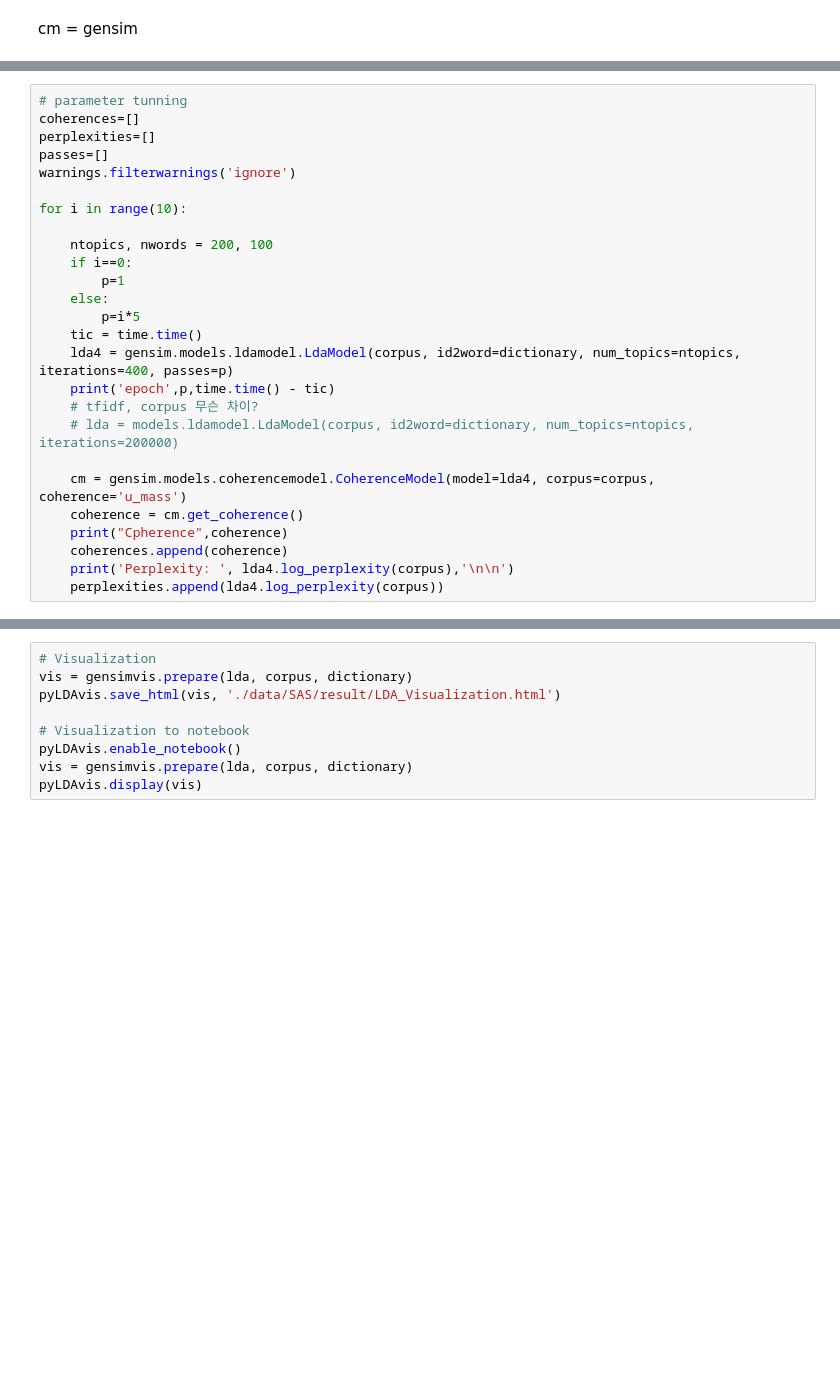
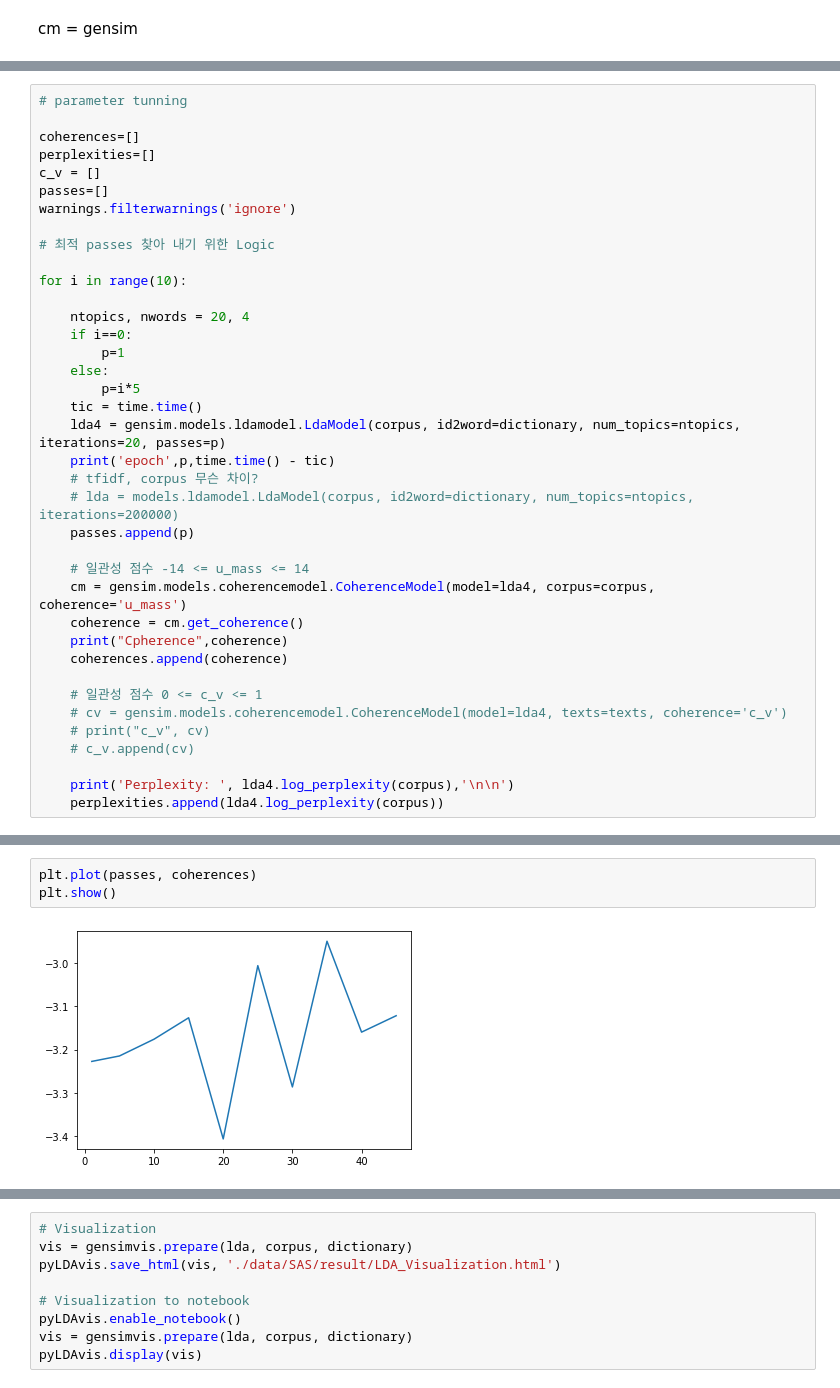
Before and after one commit to jiwonman/Gensim_LDA, a Jupyter notebook: SAS_gensim.ipynb, the cells around one changed output, grey strips where cells are left out. Drawn from its saved outputs; the diff is of its cells as text; blank space fills up the shorter version.

```diff
--- a/SAS_gensim.ipynb
+++ b/SAS_gensim.ipynb
@@ -124,28 +126,40 @@ passes전체 코퍼스에서 모델을 훈련하는 빈도를 제어합니다.
 반복과 패스를 선택하는 다음 방법을 제안합니다. 먼저 로깅을 활성화하고(많은 Gensim 튜토리얼에서 설명한 대로 ) . 모델을 훈련할 때 로그에서 다음과 같은 행을 찾으십시오.eval_every = 1LdaModel
 # %%
 # parameter tunning
+
 coherences=[]
 perplexities=[]
+c_v = []
 passes=[]
 warnings.filterwarnings('ignore')
 
+# 최적 passes 찾아 내기 위한 Logic
+
 for i in range(10):
 
-    ntopics, nwords = 200, 100
+    ntopics, nwords = 20, 4
     if i==0:
         p=1
     else:
         p=i*5
     tic = time.time()
-    lda4 = gensim.models.ldamodel.LdaModel(corpus, id2word=dictionary, num_topics=ntopics, iterations=400, passes=p)
+    lda4 = gensim.models.ldamodel.LdaModel(corpus, id2word=dictionary, num_topics=ntopics, iterations=20, passes=p)
     print('epoch',p,time.time() - tic)
     # tfidf, corpus 무슨 차이?
     # lda = models.ldamodel.LdaModel(corpus, id2word=dictionary, num_topics=ntopics, iterations=200000)
+    passes.append(p)
 
+    # 일관성 점수 -14 <= u_mass <= 14
     cm = gensim.models.coherencemodel.CoherenceModel(model=lda4, corpus=corpus, coherence='u_mass')
     coherence = cm.get_coherence()
     print("Cpherence",coherence)
     coherences.append(coherence)
+
+    # 일관성 점수 0 <= c_v <= 1
+    # cv = gensim.models.coherencemodel.CoherenceModel(model=lda4, texts=texts, coherence='c_v')
+    # print("c_v", cv)
+    # c_v.append(cv)
+
     print('Perplexity: ', lda4.log_perplexity(corpus),'\n\n')
     perplexities.append(lda4.log_perplexity(corpus))
 # %% [output]
@@ -168,0 +183,5 @@ Perplexity:  -16.86362905571171
+# %%
+plt.plot(passes, coherences)
+plt.show()
+# %% [output]
+[figure, added]
```
Also changed, not shown: parts of 6 cells of this notebook.
